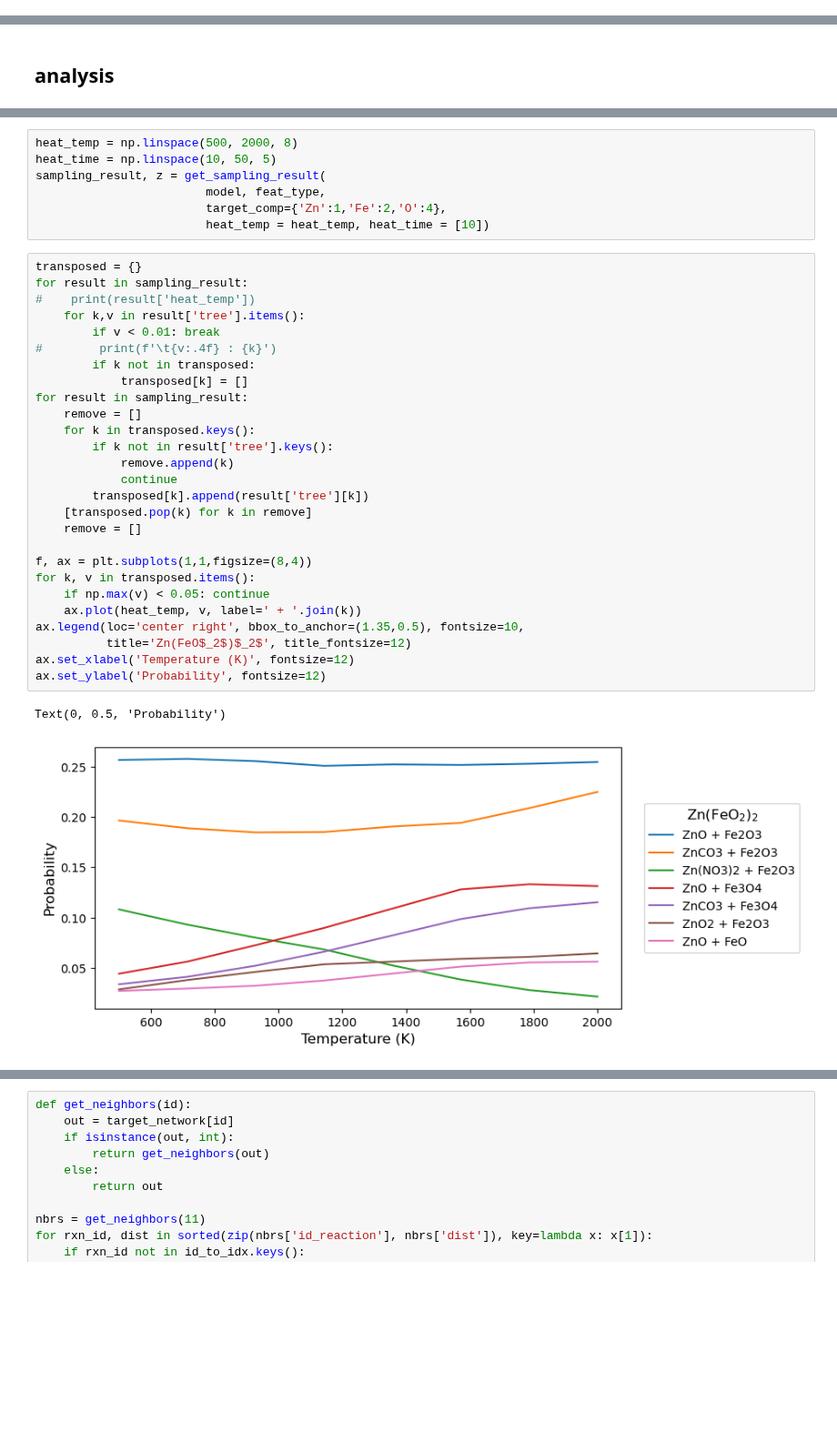
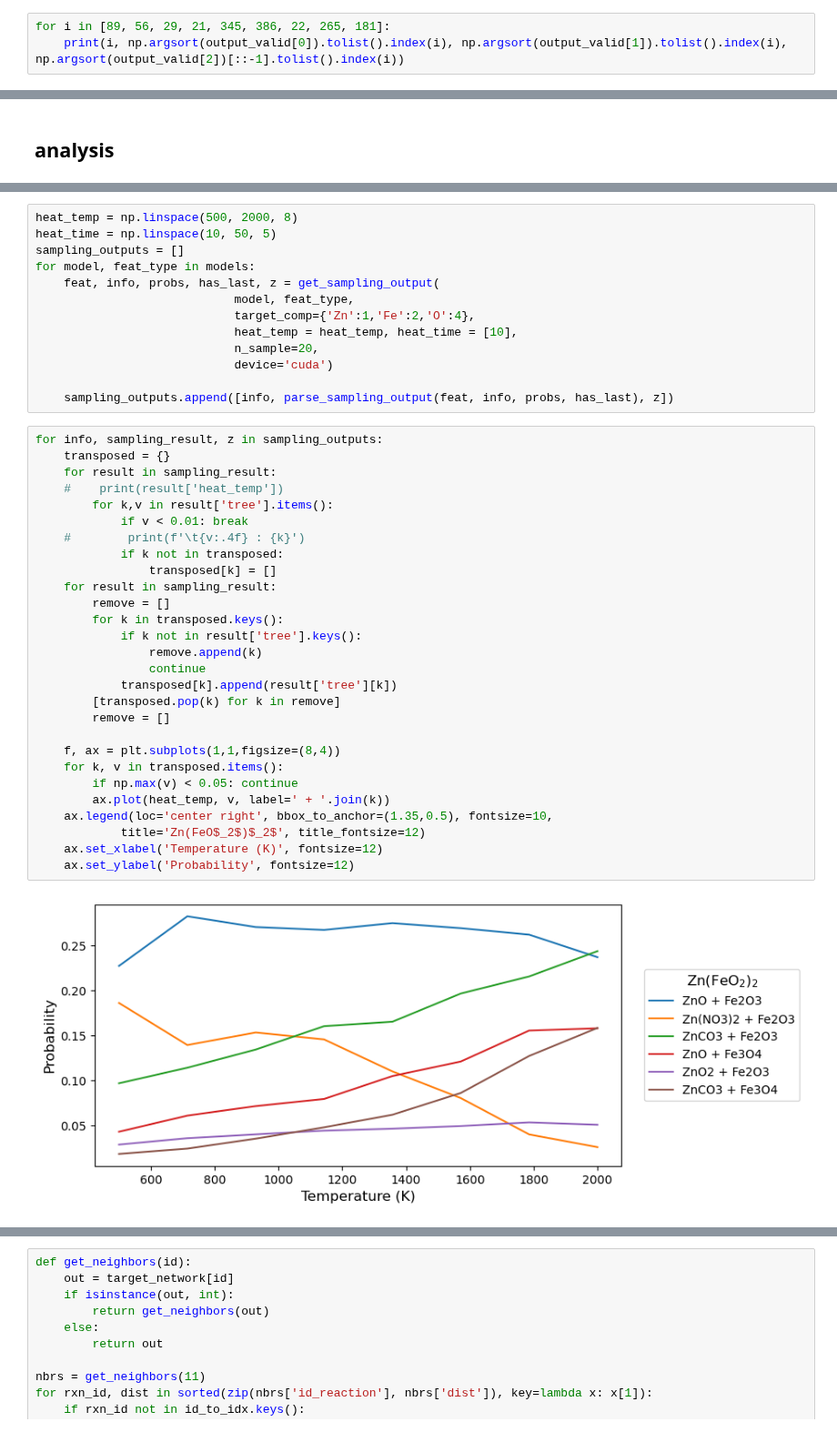
Before and after one commit to git-jhyang/inorganic_synthesis, a Jupyter notebook: notebooks/analysis_results_vae.ipynb, the cells around one changed output, grey strips where cells are left out. Shown at 91% size. Saved outputs shown, nothing was run; the diff lists cells and outputs as text; blank space fills up the shorter version.

Commit message:
analysis vae result

```diff
--- a/notebooks/analysis_results_vae.ipynb
+++ b/notebooks/analysis_results_vae.ipynb
@@ -48,0 +60,3 @@ FileNotFoundError: [Errno 2] No such file or directory: '/home/jhyang/WORKSPACES
+# %%
+for i in [89, 56, 29, 21, 345, 386, 22, 265, 181]:
+    print(i, np.argsort(output_valid[0]).tolist().index(i), np.argsort(output_valid[1]).tolist().index(i), np.argsort(output_valid[2])[::-1].tolist().index(i))
@@ -155,37 +177,43 @@ def get_sampling_result(model, feat_type, target_comp, heat_temp, heat_time, n_s
 # %%
 heat_temp = np.linspace(500, 2000, 8)
 heat_time = np.linspace(10, 50, 5)
-sampling_result, z = get_sampling_result(
-                        model, feat_type,
-                        target_comp={'Zn':1,'Fe':2,'O':4},
-                        heat_temp = heat_temp, heat_time = [10])
+sampling_outputs = []
+for model, feat_type in models:
+    feat, info, probs, has_last, z = get_sampling_output(
+                            model, feat_type,
+                            target_comp={'Zn':1,'Fe':2,'O':4},
+                            heat_temp = heat_temp, heat_time = [10],
+                            n_sample=20,
+                            device='cuda')
+
+    sampling_outputs.append([info, parse_sampling_output(feat, info, probs, has_last), z])
 # %%
-transposed = {}
-for result in sampling_result:
-#    print(result['heat_temp'])
-    for k,v in result['tree'].items():
-        if v < 0.01: break
-#        print(f'\t{v:.4f} : {k}')
-        if k not in transposed:
-            transposed[k] = []
-for result in sampling_result:
-    remove = []
-    for k in transposed.keys():
-        if k not in result['tree'].keys():
-            remove.append(k)
-            continue
-        transposed[k].append(result['tree'][k])
-    [transposed.pop(k) for k in remove]
-    remove = []
+for info, sampling_result, z in sampling_outputs:
+    transposed = {}
+    for result in sampling_result:
+    #    print(result['heat_temp'])
+        for k,v in result['tree'].items():
+            if v < 0.01: break
+    #        print(f'\t{v:.4f} : {k}')
+            if k not in transposed:
+                transposed[k] = []
+    for result in sampling_result:
+        remove = []
+        for k in transposed.keys():
+            if k not in result['tree'].keys():
+                remove.append(k)
+                continue
+            transposed[k].append(result['tree'][k])
+        [transposed.pop(k) for k in remove]
+        remove = []
 
-f, ax = plt.subplots(1,1,figsize=(8,4))
-for k, v in transposed.items():
-    if np.max(v) < 0.05: continue
-    ax.plot(heat_temp, v, label=' + '.join(k))
-ax.legend(loc='center right', bbox_to_anchor=(1.35,0.5), fontsize=10,
-          title='Zn(FeO$_2$)$_2$', title_fontsize=12)
-ax.set_xlabel('Temperature (K)', fontsize=12)
-ax.set_ylabel('Probability', fontsize=12)
+    f, ax = plt.subplots(1,1,figsize=(8,4))
+    for k, v in transposed.items():
+        if np.max(v) < 0.05: continue
+        ax.plot(heat_temp, v, label=' + '.join(k))
+    ax.legend(loc='center right', bbox_to_anchor=(1.35,0.5), fontsize=10,
+            title='Zn(FeO$_2$)$_2$', title_fontsize=12)
+    ax.set_xlabel('Temperature (K)', fontsize=12)
+    ax.set_ylabel('Probability', fontsize=12)
 # %% [output]
-Text(0, 0.5, 'Probability')
-[figure, old version]
+[figure, new version]
```
Also changed, not shown: parts of 17 cells of this notebook, 10 other files.
